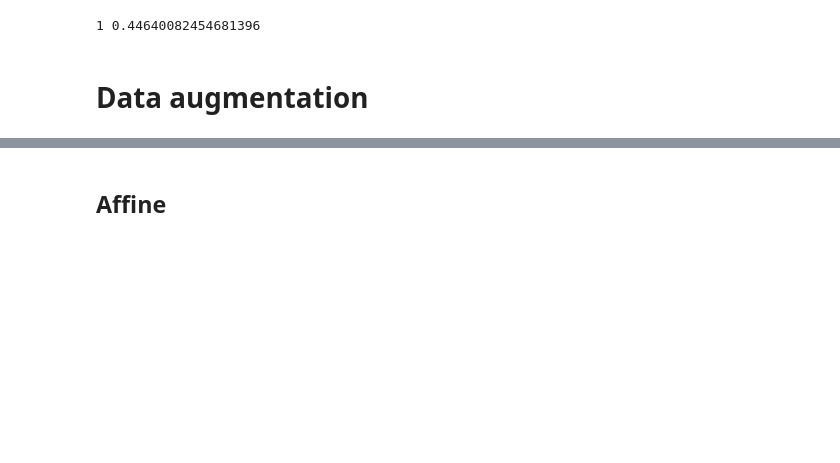
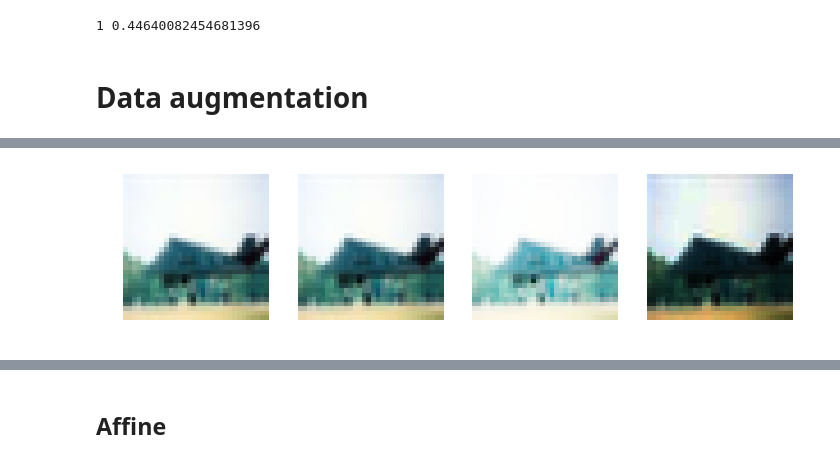
Before and after one commit to fastai/fastai_old, a Jupyter notebook: dev_nb/002_images.ipynb, the cells around one changed output, grey strips where cells are left out. Saved outputs shown, nothing was run; the diff lists cells and outputs as text; code cells hidden in the pictures; blank space fills up the shorter version.

```diff
--- a/dev_nb/002_images.ipynb
+++ b/dev_nb/002_images.ipynb
@@ -191,5 +196,2 @@ from enum import Enum
 # %%
 TfmTypes = Enum('Tfm', 'Pixel Coord')
-# %%
-def brightness(x, scale: log_uniform) -> TfmTypes.Pixel:
-    return x.mul_(scale).clamp_(0,1)
@@ -207,0 +227,12 @@ show_image(brightness(train_ds[0][0], 2.0), axes[2])
+# %%
+def apply_brightness(change):
+    return apply_pixel_tfm(partial(brightness, change=change))
+# %%
+_,axes = plt.subplots(1,4, figsize=(12,3))
+
+show_image(train_ds[0][0], axes[0])
+show_image(apply_brightness(0.5)(train_ds[0][0]), axes[1])
+show_image(apply_brightness(0.8)(train_ds[0][0]), axes[2])
+show_image(apply_brightness(0.2)(train_ds[0][0]), axes[3])
+# %% [output]
+[figure, added]
```
Also changed, not shown: parts of 19 cells of this notebook.
